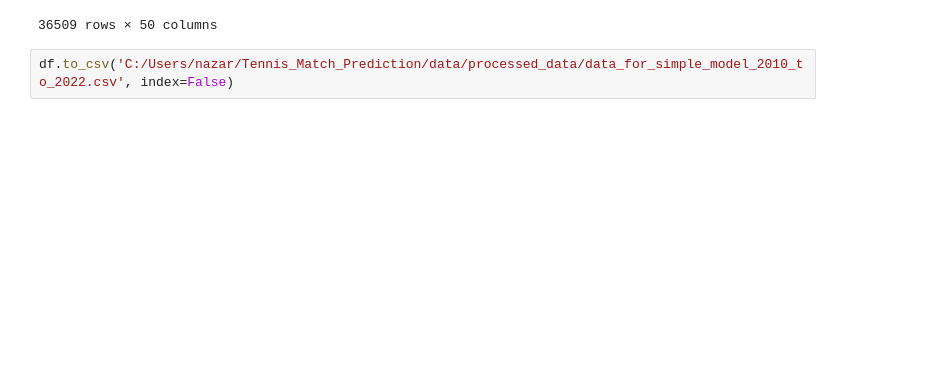
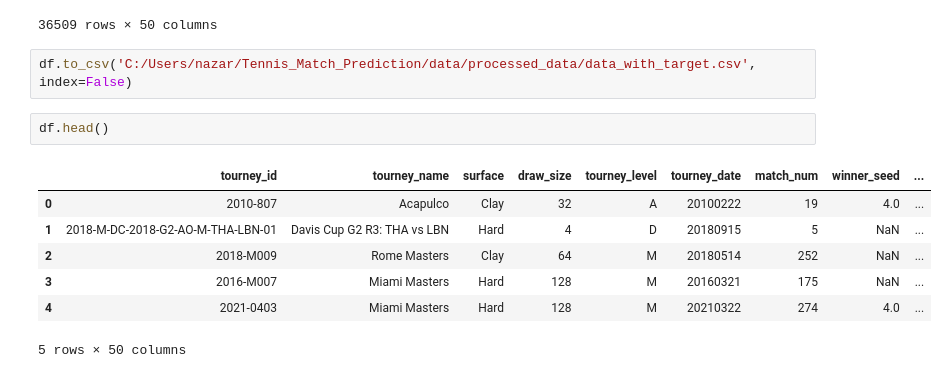
Before and after one commit to NazarPolishchuk7/Tennis_Match_Prediction, a Jupyter notebook: notebooks/data_preprocessing.ipynb, the cells around one changed output. Saved outputs shown, nothing was run; the diff lists cells and outputs as text; blank space fills up the shorter version.

Commit message:
exploring data

```diff
--- a/notebooks/data_preprocessing.ipynb
+++ b/notebooks/data_preprocessing.ipynb
@@ -191,4 +193,14 @@ df
 | 36508 | 2015-773 | Bucharest | Clay | 28 | A | 20150420 | 18 | 4.0 | ... |
 36509 rows × 50 columns
 # %%
-df.to_csv('C:/Users/nazar/Tennis_Match_Prediction/data/processed_data/data_for_simple_model_2010_to_2022.csv', index=False)
+df.to_csv('C:/Users/nazar/Tennis_Match_Prediction/data/processed_data/data_with_target.csv', index=False)
+# %%
+df.head()
+# %% [output]
+|  | tourney_id | tourney_name | surface | draw_size | tourney_level | tourney_date | match_num | winner_seed | ... |
+| 0 | 2010-807 | Acapulco | Clay | 32 | A | 20100222 | 19 | 4.0 | ... |
+| 1 | 2018-M-DC-2018-G2-AO-M-THA-LBN-01 | Davis Cup G2 R3: THA vs LBN | Hard | 4 | D | 20180915 | 5 | NaN | ... |
+| 2 | 2018-M009 | Rome Masters | Clay | 64 | M | 20180514 | 252 | NaN | ... |
+| 3 | 2016-M007 | Miami Masters | Hard | 128 | M | 20160321 | 175 | NaN | ... |
+| 4 | 2021-0403 | Miami Masters | Hard | 128 | M | 20210322 | 274 | 4.0 | ... |
+5 rows × 50 columns
```
Also changed, not shown: parts of 10 cells of this notebook.
